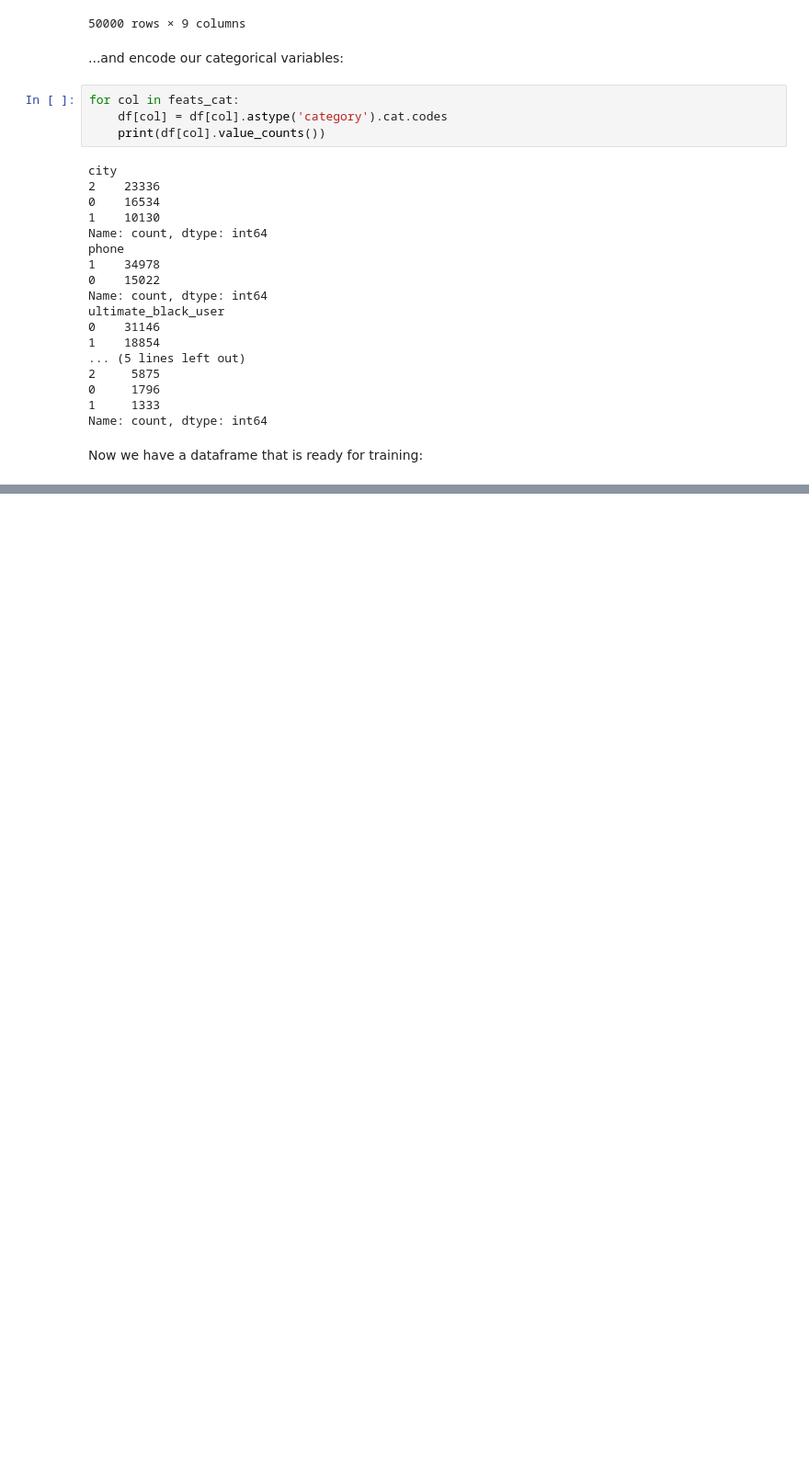
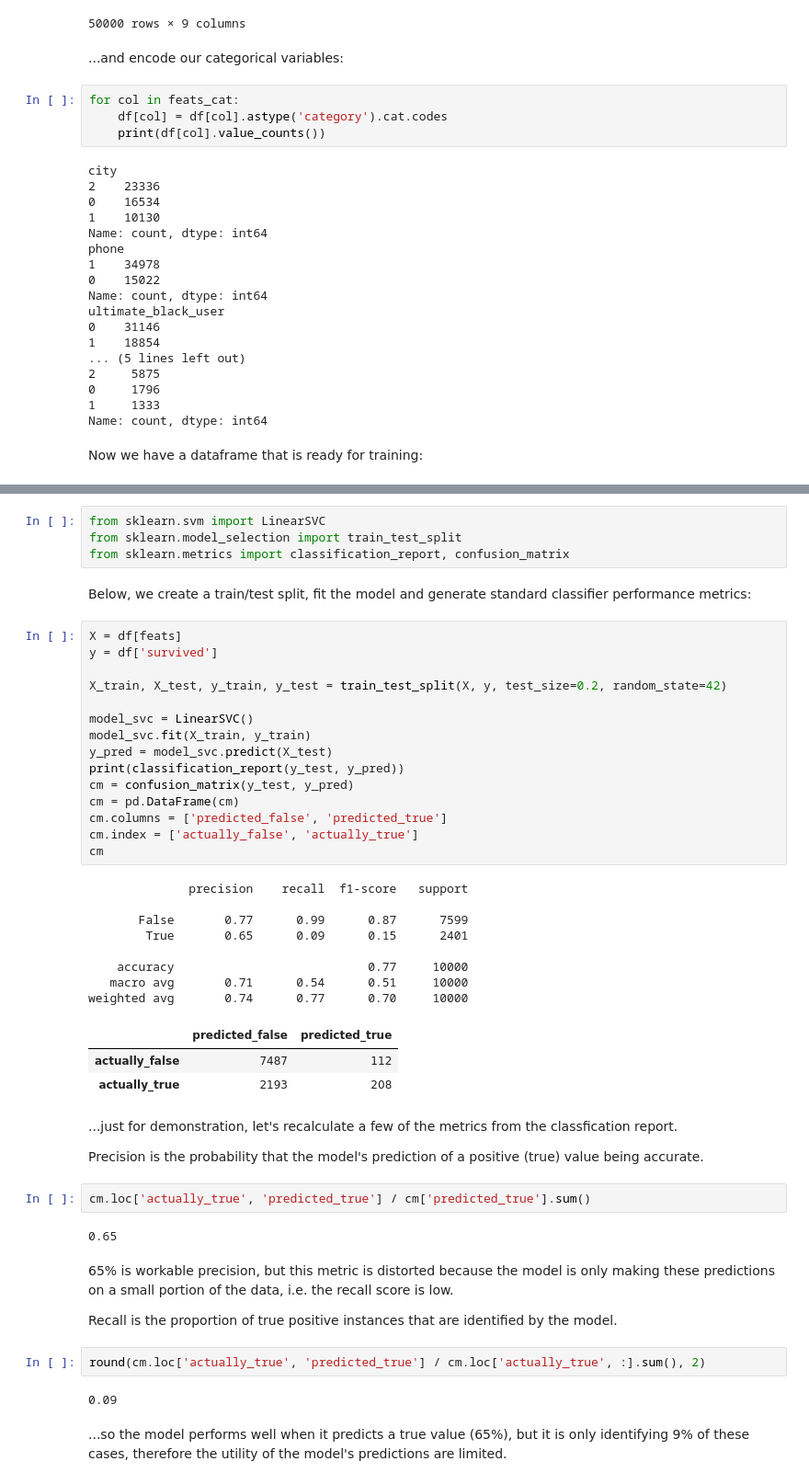
Before and after one commit to def-mycroft/springboard, a Jupyter notebook: notebooks/36.2-ultimate-takehome/project Springboard Interview Project - Ultimate Technologies like-shot accf44aa.ipynb, the cells around one changed output, grey strips where cells are left out. Shown at 92% size. Saved outputs shown, nothing was run; the diff lists cells and outputs as text; blank space fills up the shorter version.

```diff
--- a/notebooks/36.2-ultimate-takehome/project Springboard Interview Project - Ultimate Technologies like-shot accf44aa.ipynb
+++ b/notebooks/36.2-ultimate-takehome/project Springboard Interview Project - Ultimate Technologies like-shot accf44aa.ipynb
@@ -419,0 +425,51 @@ df[feats]
+# %%
+from sklearn.svm import LinearSVC
+from sklearn.model_selection import train_test_split
+from sklearn.metrics import classification_report, confusion_matrix
+# %% [markdown]
+Below, we create a train/test split, fit the model and generate standard classifier performance metrics:
+# %%
+X = df[feats]
+y = df['survived']
+
+X_train, X_test, y_train, y_test = train_test_split(X, y, test_size=0.2, random_state=42)
+
+model_svc = LinearSVC()
+model_svc.fit(X_train, y_train)
+y_pred = model_svc.predict(X_test)
+print(classification_report(y_test, y_pred))
+cm = confusion_matrix(y_test, y_pred)
+cm = pd.DataFrame(cm)
+cm.columns = ['predicted_false', 'predicted_true']
+cm.index = ['actually_false', 'actually_true']
+cm
+# %% [output]
+              precision    recall  f1-score   support
+
+       False       0.77      0.99      0.87      7599
+        True       0.65      0.09      0.15      2401
+
+    accuracy                           0.77     10000
+   macro avg       0.71      0.54      0.51     10000
+weighted avg       0.74      0.77      0.70     10000
+|  | predicted_false | predicted_true |
+| actually_false | 7487 | 112 |
+| actually_true | 2193 | 208 |
+# %% [markdown]
+...just for demonstration, let's recalculate a few of the metrics from the classfication report.
+
+Precision is the probability that the model's prediction of a positive (true) value being accurate.
+# %%
+cm.loc['actually_true', 'predicted_true'] / cm['predicted_true'].sum()
+# %% [output]
+0.65
+# %% [markdown]
+65% is workable precision, but this metric is distorted because the model is only making these predictions on a small portion of the data, i.e. the recall score is low.
+
+Recall is the proportion of true positive instances that are identified by the model.
+# %%
+round(cm.loc['actually_true', 'predicted_true'] / cm.loc['actually_true', :].sum(), 2)
+# %% [output]
+0.09
+# %% [markdown]
+...so the model performs well when it predicts a true value (65%), but it is only identifying 9% of these cases, therefore the utility of the model's predictions are limited.
```
Also changed, not shown: parts of 6 cells of this notebook.
